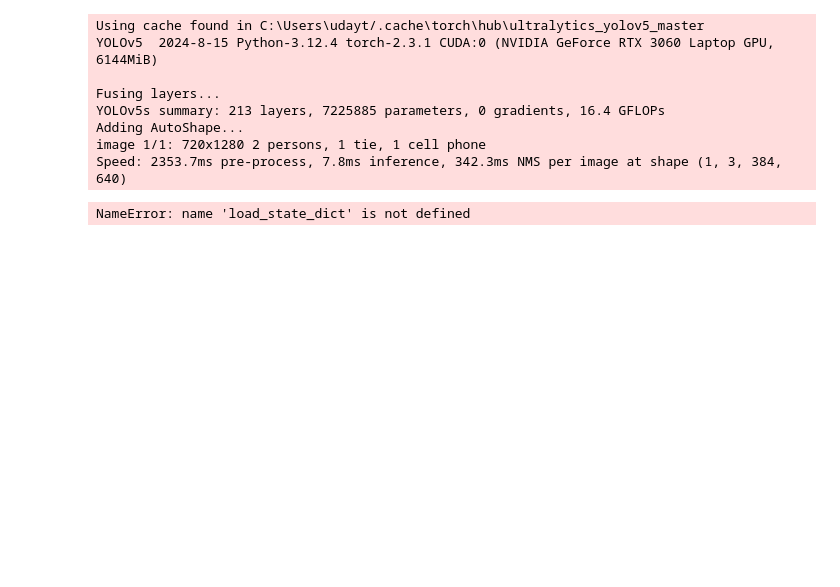
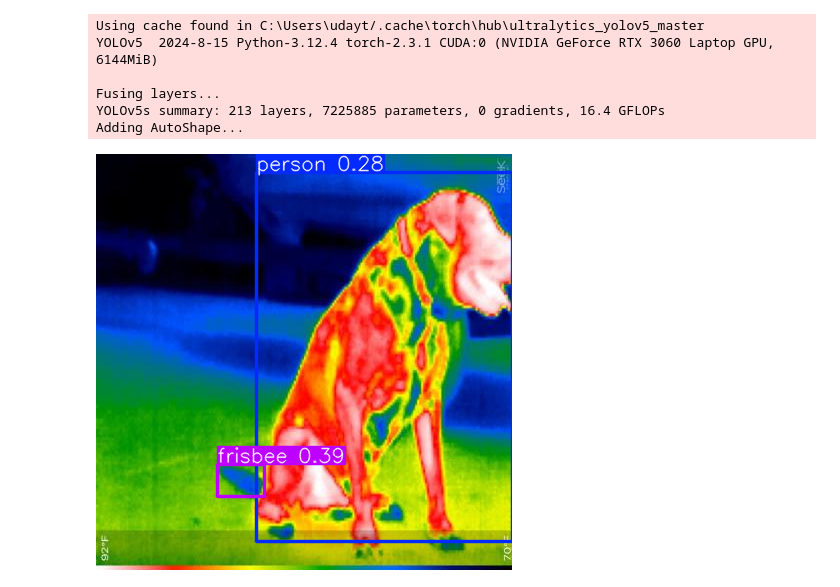
Before and after one commit to tudaykrishna/PyTorch, a Jupyter notebook: Yolo.ipynb, the cells around one changed output. Cells and saved outputs as stored; diff of their text form; code cells hidden in the pictures; blank space fills up the shorter version.

```diff
--- a/Yolo.ipynb
+++ b/Yolo.ipynb
@@ -1,29 +1,28 @@
 # %%
 import torch
 
 # Model
 model = torch.hub.load("ultralytics/yolov5", "yolov5s")  # or yolov5n - yolov5x6, custom
 
 
 
 # Images
 img = "https://ultralytics.com/images/zidane.jpg"  # or file, Path, PIL, OpenCV, numpy, list
 
+img2 = "C:/Users/udayt/Downloads/dog.jpg"
+
+
+
 # Inference
-results = model(img)
+results = model(img2)
 
 # Results
-results.print()  # or .show(), .save(), .crop(), .pandas(), etc.
+results.show()  # or .show(), .save(), .crop(), .pandas(), etc.
 # %% [output]
 Using cache found in C:\Users\udayt/.cache\torch\hub\ultralytics_yolov5_master
 YOLOv5  2024-8-15 Python-3.12.4 torch-2.3.1 CUDA:0 (NVIDIA GeForce RTX 3060 Laptop GPU, 6144MiB)
 
 Fusing layers...
 YOLOv5s summary: 213 layers, 7225885 parameters, 0 gradients, 16.4 GFLOPs
 Adding AutoShape...
-image 1/1: 720x1280 2 persons, 1 tie, 1 cell phone
-Speed: 2353.7ms pre-process, 7.8ms inference, 342.3ms NMS per image at shape (1, 3, 384, 640)
+[figure, added]
-# %%
-loaded_model = load_state_dict(torch.load(f="yolov5s.pt"))
-# %% [output]
-NameError: name 'load_state_dict' is not defined
```
Also changed, not shown: parts of 4 cells of this notebook, 1 other file.
